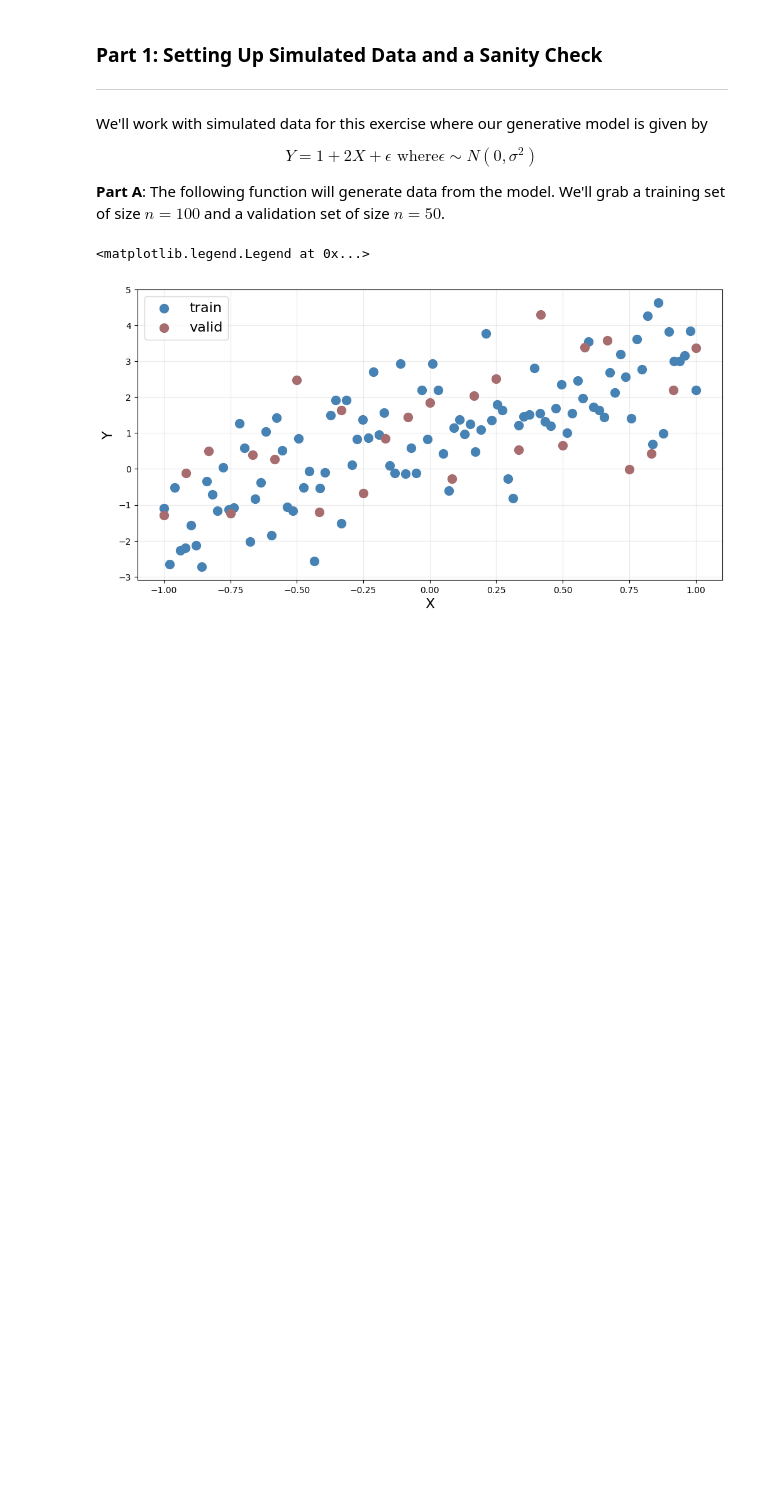
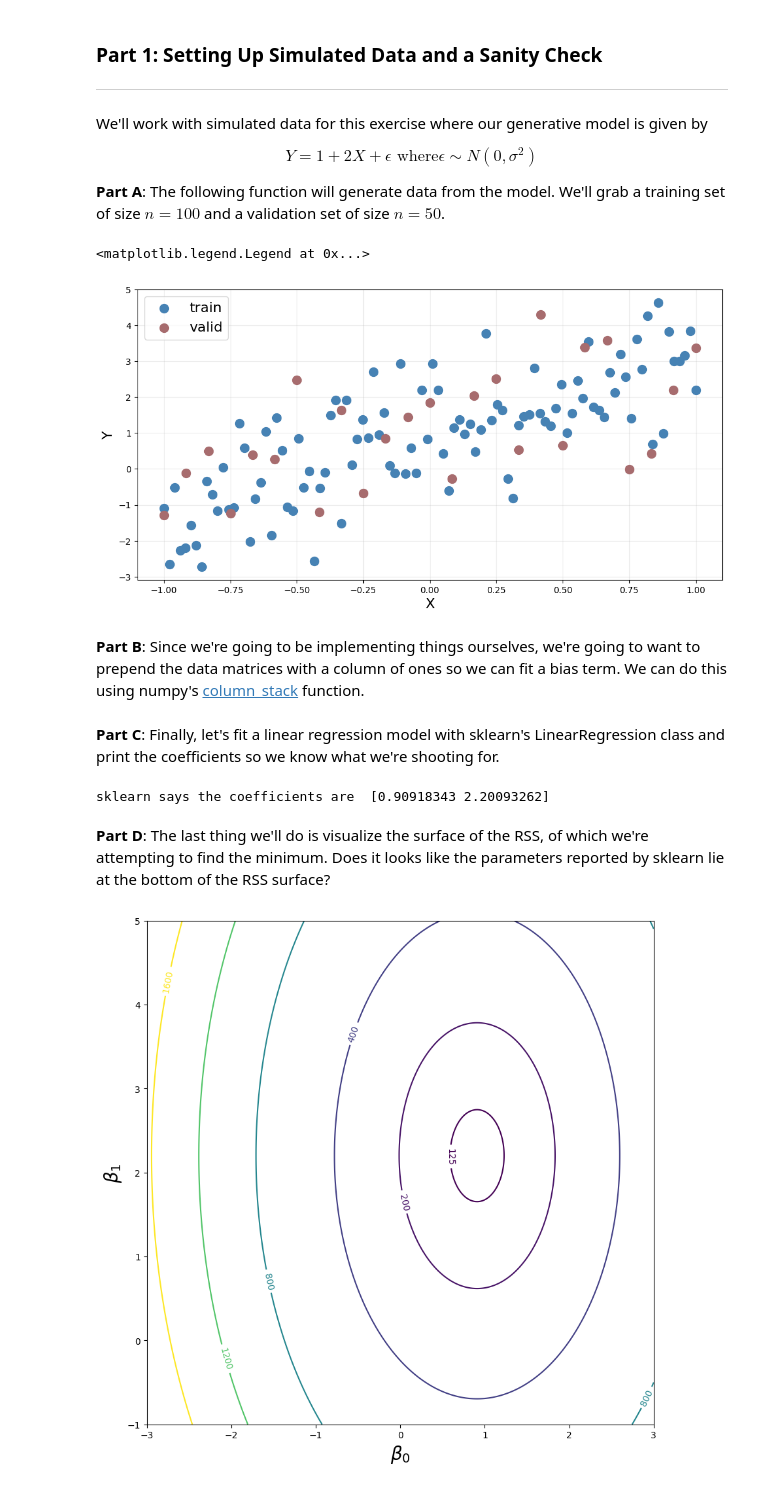
Before and after one commit to yasuomaidana/introduction-to-machine-learning, a Jupyter notebook: Deep Learning/Stochastic Gradient Descent/Stochastic Gradient Descent.ipynb, the cells around one changed output. Drawn from its saved outputs; the diff is of its cells as text; code cells hidden in the pictures; blank space fills up the shorter version.

```diff
--- a/Deep Learning/Stochastic Gradient Descent/Stochastic Gradient Descent.ipynb
+++ b/Deep Learning/Stochastic Gradient Descent/Stochastic Gradient Descent.ipynb
@@ -74,3 +75,22 @@ ax.legend(loc="upper left", fontsize=16)
 # %% [output]
 <matplotlib.legend.Legend at 0x...>
 [figure]
+# %% [markdown]
+**Part B**: Since we're going to be implementing things ourselves, we're going to want to prepend the data matrices with a column of ones so we can fit a bias term.  We can do this using numpy's [column_stack](https://docs.scipy.org/doc/numpy/reference/generated/numpy.column_stack.html) function.
+# %%
+X_train = np.column_stack((np.ones_like(x_train), x_train))
+X_valid = np.column_stack((np.ones_like(x_valid), x_valid))
+# %% [markdown]
+**Part C**: Finally, let's fit a linear regression model with sklearn's LinearRegression class and print the coefficients so we know what we're shooting for.
+# %%
+reg = LinearRegression(fit_intercept=False)
+reg.fit(X_train, y_train)
+print("sklearn says the coefficients are ", reg.coef_)
+# %% [output]
+sklearn says the coefficients are  [0.90918343 2.20093262]
+# %% [markdown]
+**Part D**: The last thing we'll do is visualize the surface of the RSS, of which we're attempting to find the minimum. Does it looks like the parameters reported by sklearn lie at the bottom of the RSS surface?
+# %%
+plotsurface(X_train, y_train)
+# %% [output]
+[figure, added]
```
Also changed, not shown: parts of 3 cells of this notebook.
